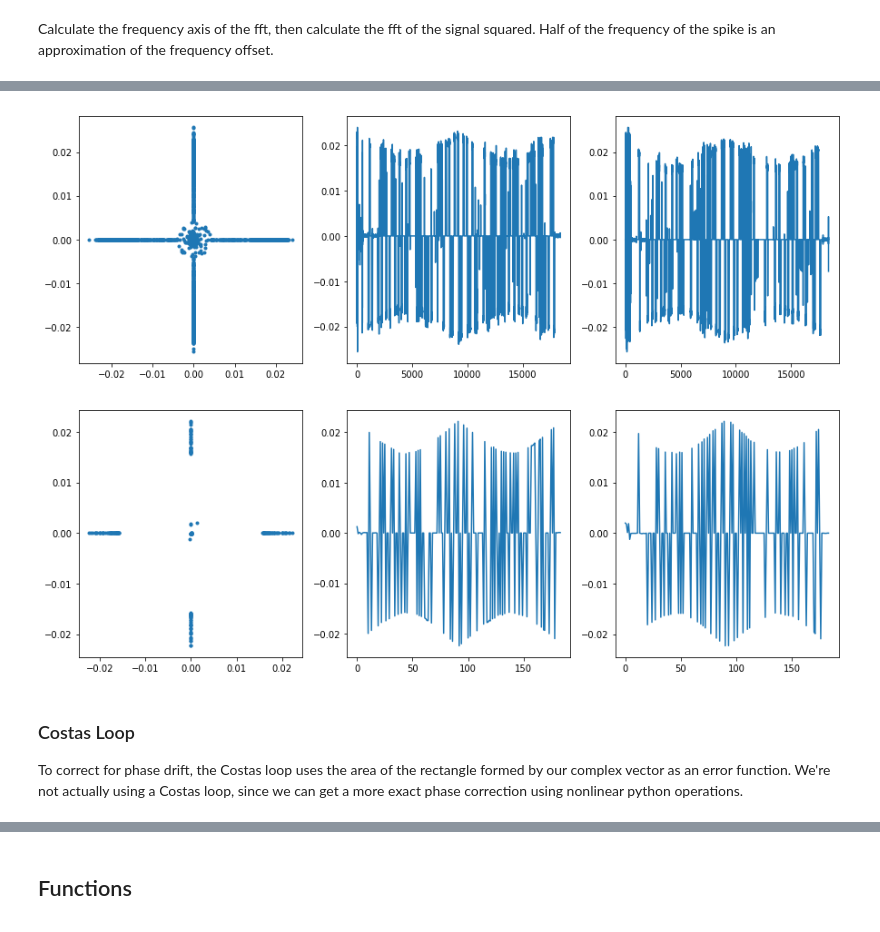
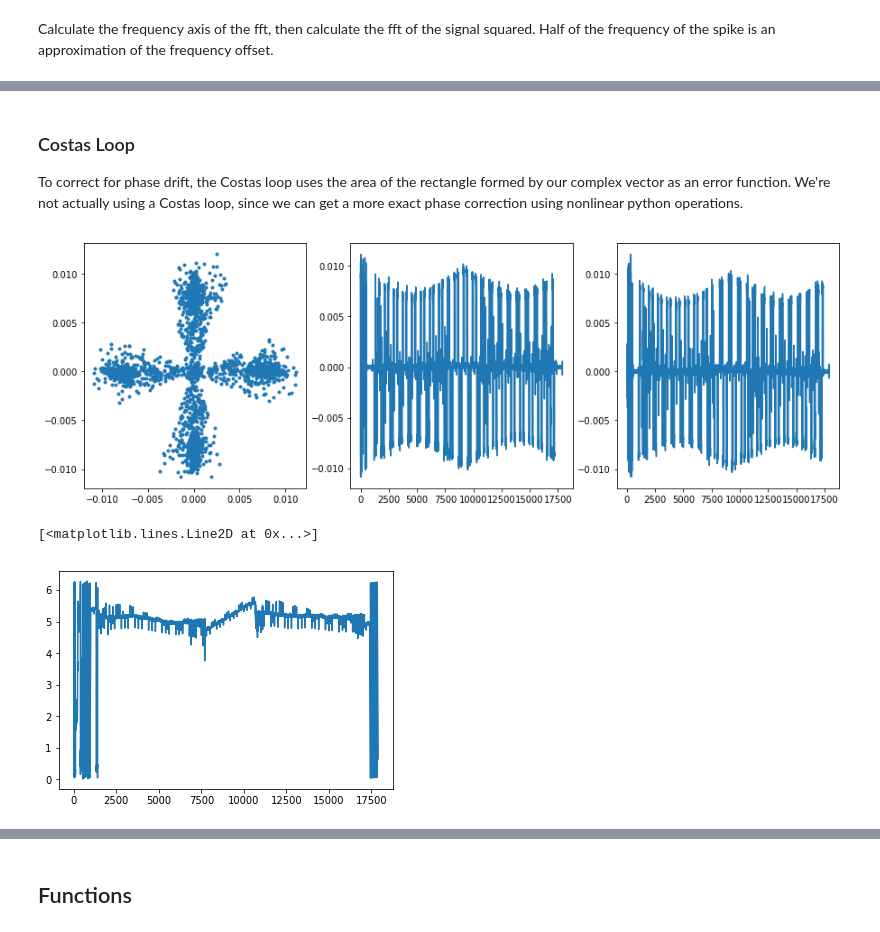
Before and after one commit to kailevy/usrp_2.5, a Jupyter notebook: Vis.ipynb, the cells around one changed output, grey strips where cells are left out. Cells and saved outputs as stored; diff of their text form; code cells hidden in the pictures.

```diff
--- a/Vis.ipynb
+++ b/Vis.ipynb
@@ -58,14 +58,11 @@ fullPlot(trimmed)
-# %%
-phase_captured = phaseCapture(trimmed)
-fullPlot(phase_captured)
-# %% [output]
-[figure, removed]
-# %%
-sampled=sample(phase_captured)
-res = sampled#*(1j)
-fullPlot(res)
-# %% [output]
-[figure, removed]
 # %% [markdown]
 ### Costas Loop
 To correct for phase drift, the Costas loop uses the area of the rectangle formed by our complex vector as an error function. We're not actually using a Costas loop, since we can get a more exact phase correction using nonlinear python operations.
+# %%
+phase_captured, phase_o = phaseCapture(trimmed)
+fullPlot(phase_captured)
+plt.plot(phase_o)
+# %% [output]
+[figure, added]
+[<matplotlib.lines.Line2D at 0x...>]
+[figure, added]
```
Also changed, not shown: parts of 12 cells of this notebook.
